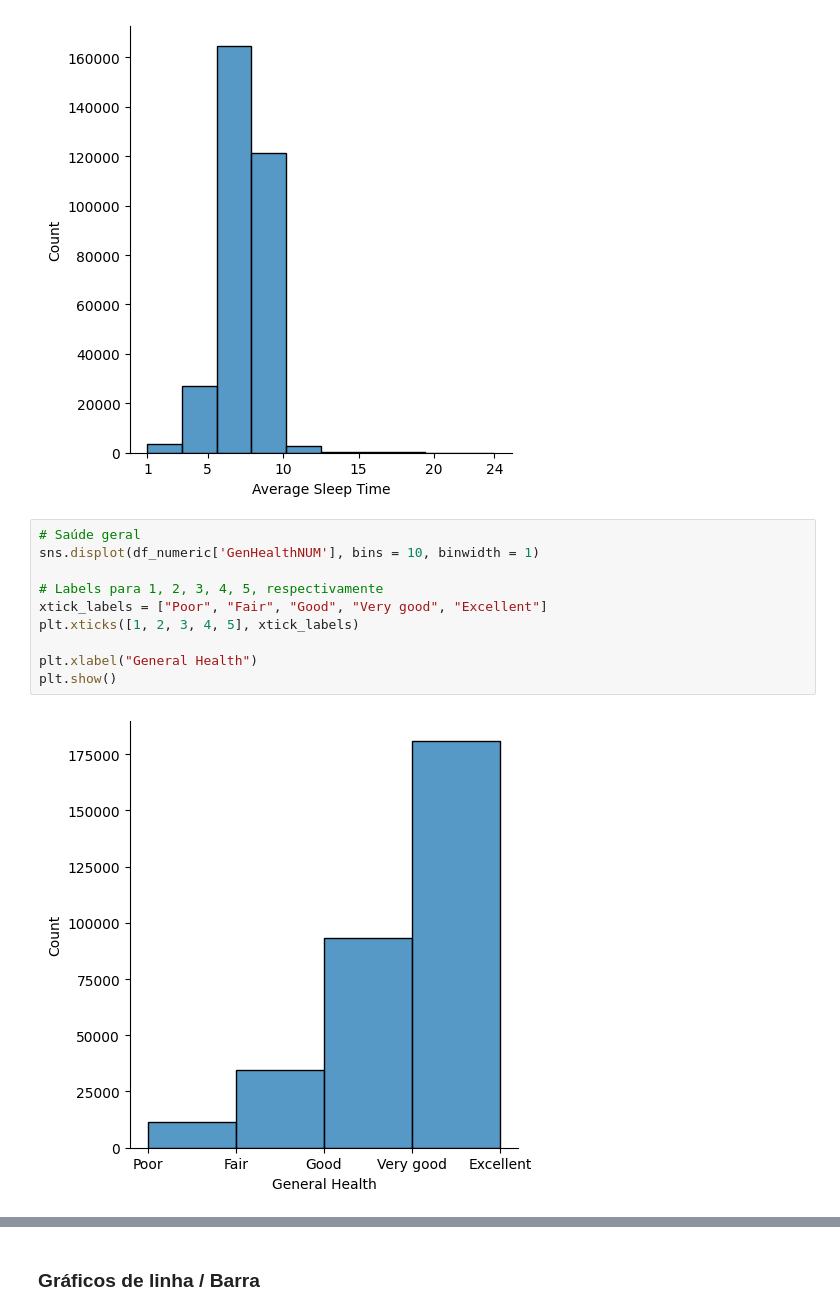
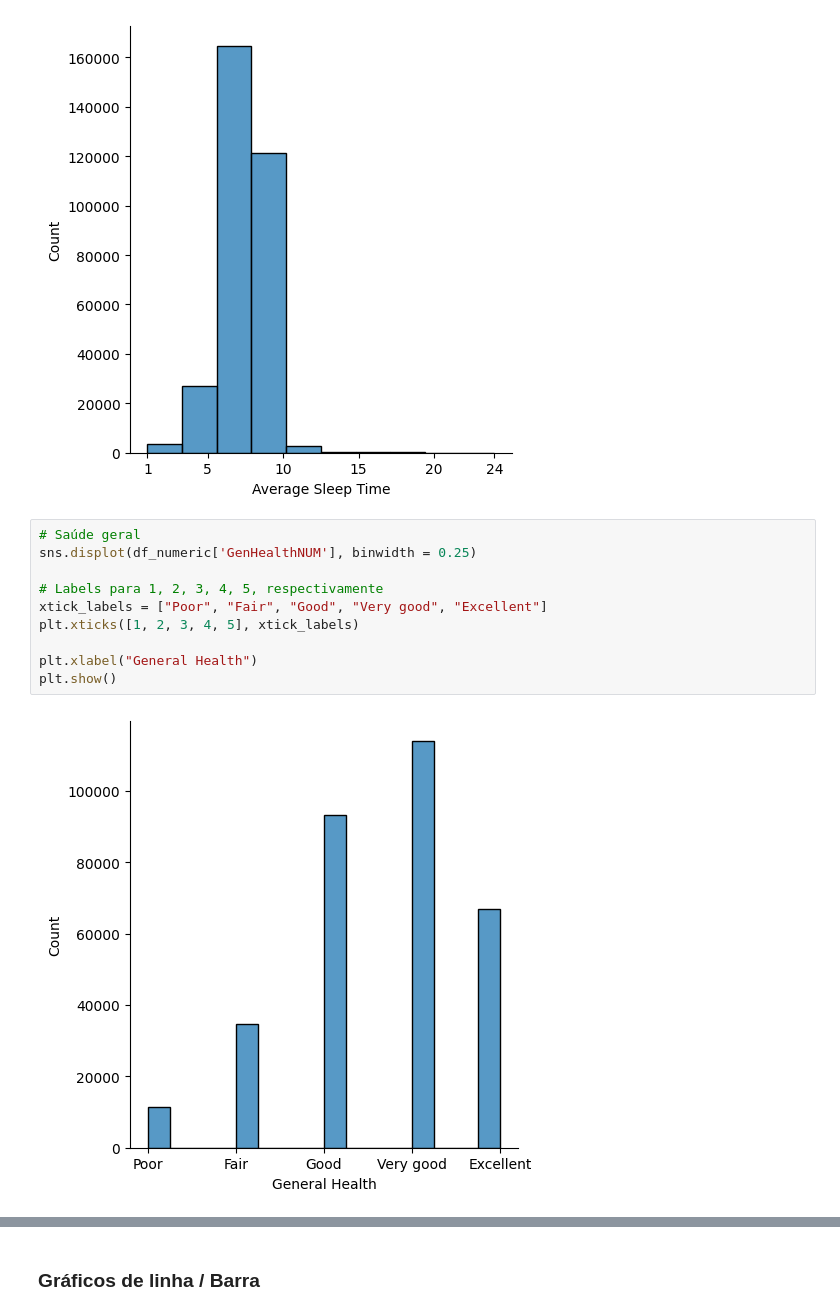
Before and after one commit to erlonL/Projeto-ICD, a Jupyter notebook: projeto.ipynb, the cells around one changed output, grey strips where cells are left out. Saved outputs shown, nothing was run; the diff lists cells and outputs as text.

```diff
--- a/projeto.ipynb
+++ b/projeto.ipynb
@@ -247,13 +248,13 @@ plt.show()
 [figure]
 # %%
 # Saúde geral
-sns.displot(df_numeric['GenHealthNUM'], bins = 10, binwidth = 1)
+sns.displot(df_numeric['GenHealthNUM'], binwidth = 0.25)
 
 # Labels para 1, 2, 3, 4, 5, respectivamente
 xtick_labels = ["Poor", "Fair", "Good", "Very good", "Excellent"]
 plt.xticks([1, 2, 3, 4, 5], xtick_labels)
 
 plt.xlabel("General Health")
 plt.show()
 # %% [output]
-[figure, old version]
+[figure, new version]
```
Also changed, not shown: parts of 13 cells of this notebook.
